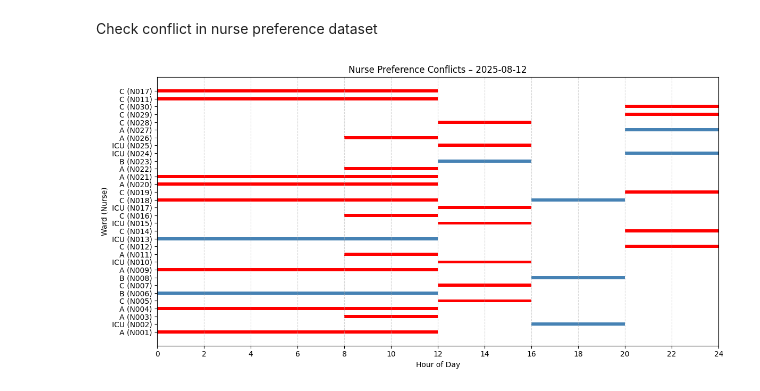
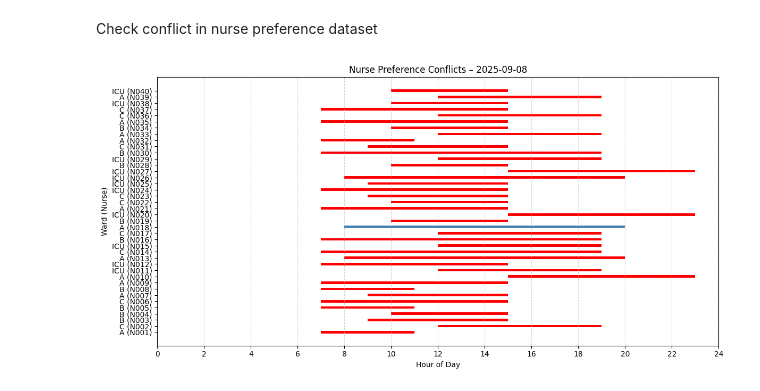
Before and after one commit to alexongwc/nurse, a Jupyter notebook: notebook/edapreference.ipynb, the cells around one changed output. Cells and saved outputs as stored; diff of their text form; code cells hidden in the pictures.

```diff
--- a/notebook/edapreference.ipynb
+++ b/notebook/edapreference.ipynb
@@ -6,8 +6,13 @@ import matplotlib.pyplot as plt
 from datetime import timedelta
 
 # Load dataset
-df = pd.read_csv("preference.csv")  # Replace with actual filename
+df = pd.read_csv("C:\\Users\\Alex\\nurse\\data\\preference_next4weeks_full.csv")
 df['date'] = pd.to_datetime(df['date'])
+
+# Fix: Ensure time strings are in hh:mm:ss format
+df['start_time'] = df['start_time'].astype(str).apply(lambda x: x if len(x) == 8 else x + ":00")
+df['end_time'] = df['end_time'].astype(str).apply(lambda x: x if len(x) == 8 else x + ":00")
+
 df['start_time'] = pd.to_timedelta(df['start_time'])
 df['end_time'] = pd.to_timedelta(df['end_time'])
 
@@ -18,31 +23,31 @@ day_df = df[df['date'] == sample_day].copy()
 # Detect inter-nurse conflicts (same ward, overlapping time)
 day_df['conflict'] = False
 for ward in day_df['preferred_ward'].unique():
     ward_df = day_df[day_df['preferred_ward'] == ward].sort_values(by='start_time')
     for i in range(1, len(ward_df)):
         if ward_df.iloc[i]['start_time'] < ward_df.iloc[i-1]['end_time']:
             day_df.loc[ward_df.index[i], 'conflict'] = True
             day_df.loc[ward_df.index[i-1], 'conflict'] = True
 
 # Plot
 plt.figure(figsize=(12, 6))
 for _, row in day_df.iterrows():
     color = 'red' if row['conflict'] else 'steelblue'
     plt.barh(
         y=f"{row['preferred_ward']} ({row['nurse_id']})",
         width=(row['end_time'] - row['start_time']).total_seconds() / 3600,
         left=row['start_time'].total_seconds() / 3600,
         color=color,
         height=0.4
     )
 
 plt.title(f"Nurse Preference Conflicts – {sample_day.strftime('%Y-%m-%d')}")
 plt.xlabel("Hour of Day")
 plt.ylabel("Ward (Nurse)")
 plt.xlim(0, 24)
 plt.xticks(range(0, 25, 2))
 plt.grid(axis="x", linestyle="--", alpha=0.5)
 plt.tight_layout()
 plt.show()
 # %% [output]
-[figure, old version]
+[figure, new version]
```
Also changed, not shown: 12 other files.
